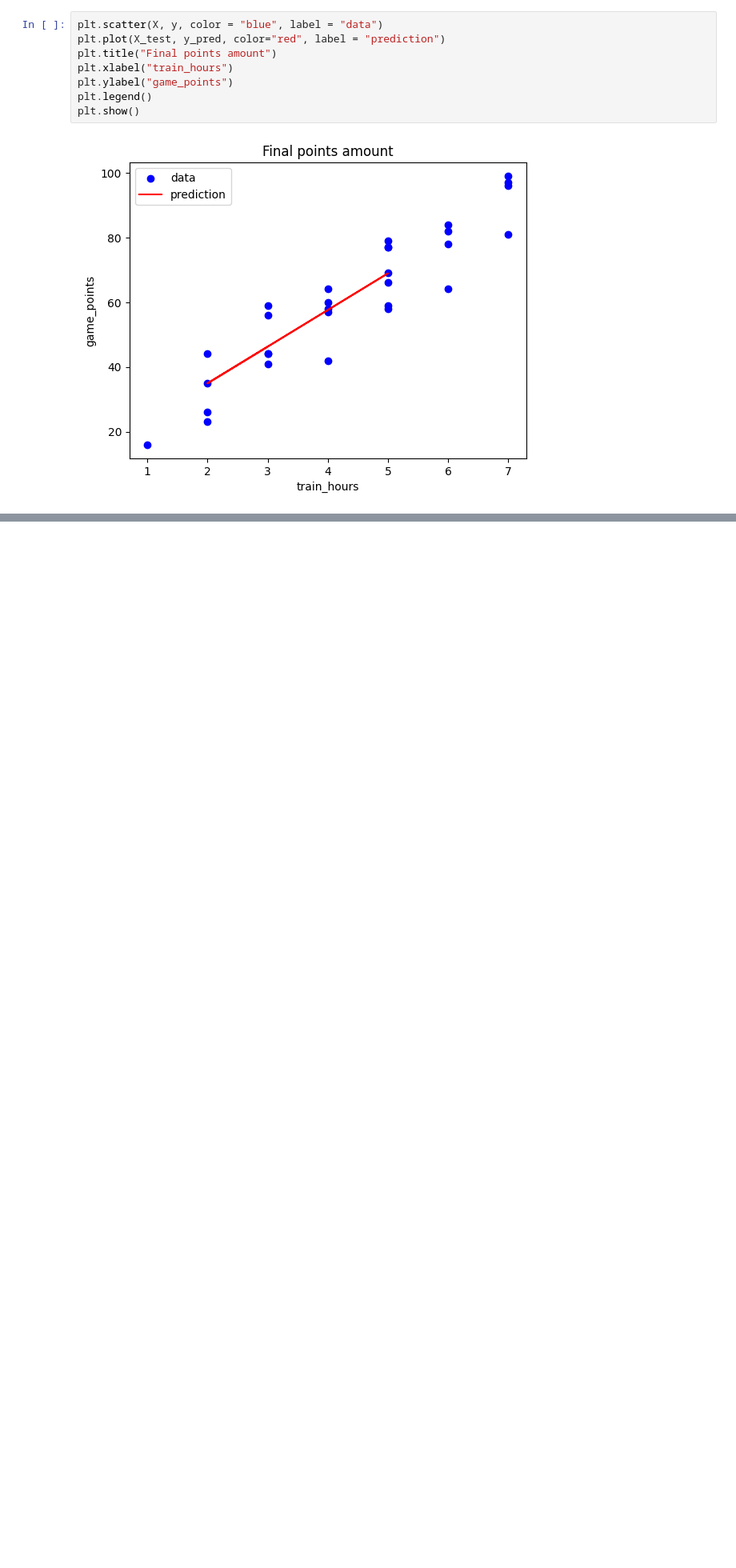
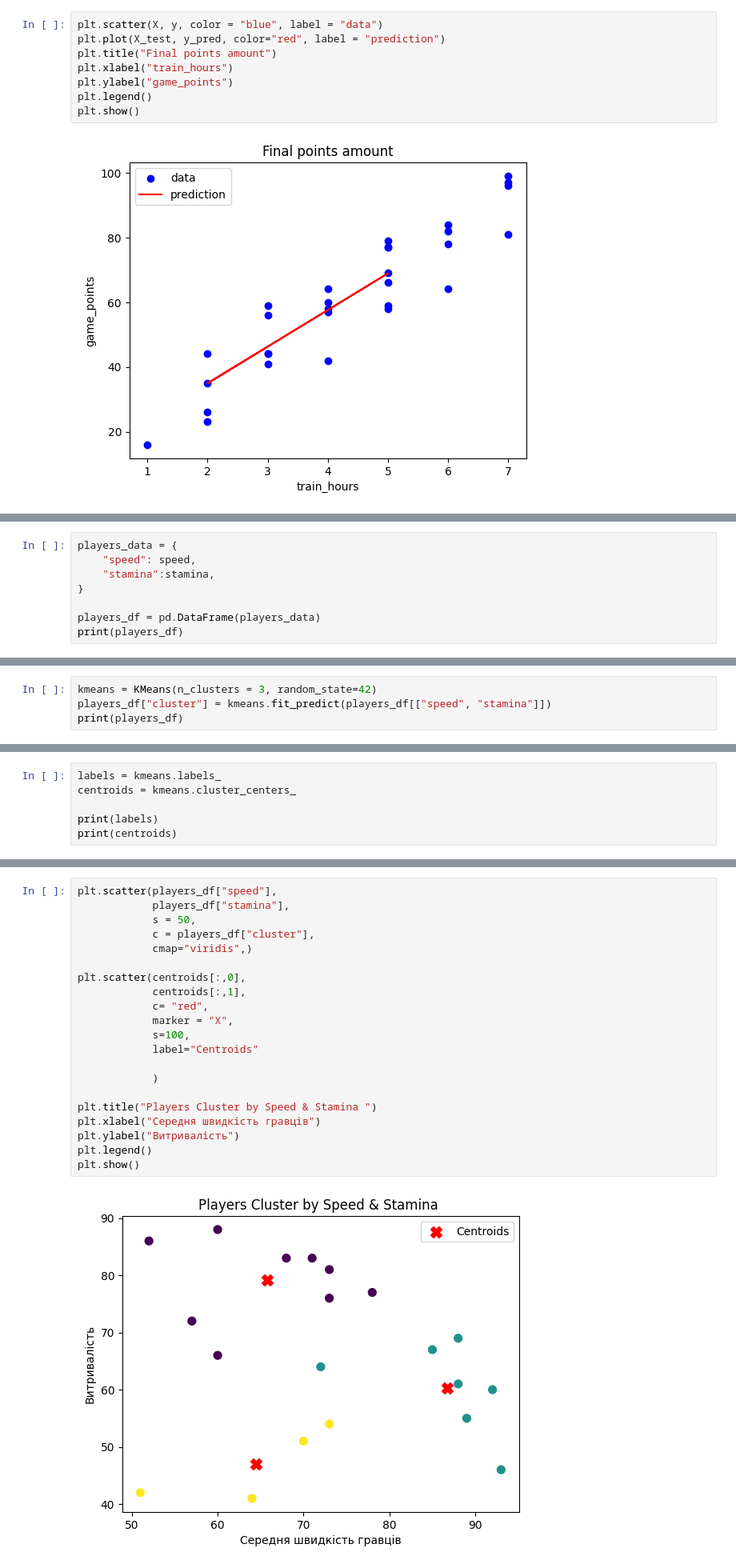
Before and after one commit to useroo5/MachineLearning, a Jupyter notebook: Supervised+Unsupervised_Learning/Sup_Unsup_learning.ipynb, the cells around one changed output, grey strips where cells are left out. Shown at 80% size. Cells and saved outputs as stored; diff of their text form; blank space fills up the shorter version.

```diff
--- a/Supervised+Unsupervised_Learning/Sup_Unsup_learning.ipynb
+++ b/Supervised+Unsupervised_Learning/Sup_Unsup_learning.ipynb
@@ -103,0 +135,8 @@ plt.show()
+# %%
+players_data = {
+    "speed": speed,
+    "stamina":stamina,
+}
+
+players_df = pd.DataFrame(players_data)
+print(players_df)
@@ -103,0 +161,4 @@ plt.show()
+# %%
+kmeans = KMeans(n_clusters = 3, random_state=42)
+players_df["cluster"] = kmeans.fit_predict(players_df[["speed", "stamina"]])
+print(players_df)
@@ -103,0 +183,6 @@ plt.show()
+# %%
+labels = kmeans.labels_
+centroids = kmeans.cluster_centers_
+
+print(labels)
+print(centroids)
@@ -103,0 +194,23 @@ plt.show()
+# %%
+plt.scatter(players_df["speed"],
+            players_df["stamina"],
+            s = 50,
+            c = players_df["cluster"],
+            cmap="viridis",)
+
+plt.scatter(centroids[:,0],
+            centroids[:,1],
+            c= "red",
+            marker = "X",
+            s=100,
+            label="Centroids"
+
+            )
+
+plt.title("Players Cluster by Speed & Stamina ")
+plt.xlabel("Середня швидкість гравців")
+plt.ylabel("Витривалість")
+plt.legend()
+plt.show()
+# %% [output]
+[figure, added]
```
Also changed, not shown: parts of 8 cells of this notebook.
